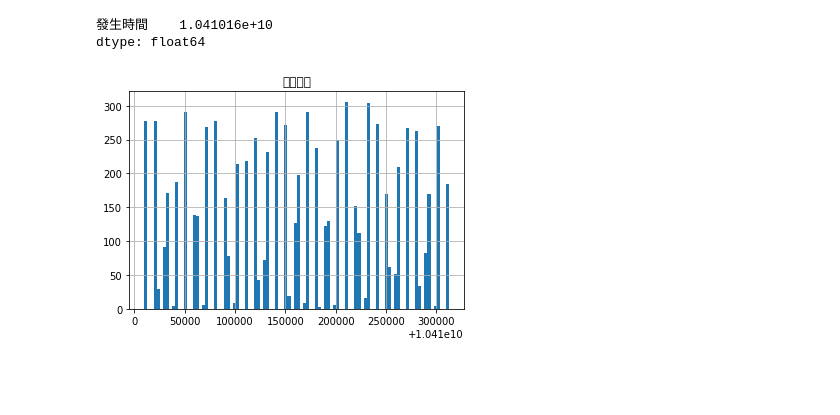
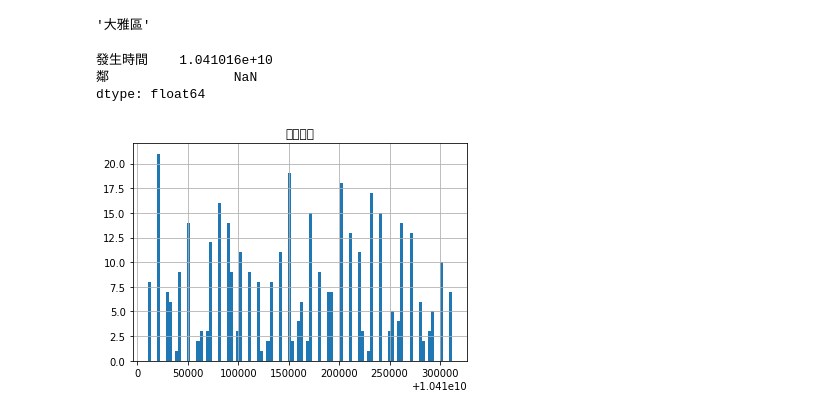
Before and after one commit to ChiDavid/ChiDavidPython, a Jupyter notebook: [NCTS]_Homework_Q4-1_DavidChi.ipynb, the cells around one changed output. Cells and saved outputs as stored; diff of their text form; code cells hidden in the pictures; blank space fills up the shorter version.

```diff
--- a/[NCTS]_Homework_Q4-1_DavidChi.ipynb
+++ b/[NCTS]_Homework_Q4-1_DavidChi.ipynb
@@ -16,9 +37,14 @@ df = pd.read_csv(path)#[NCTS]DavidChi
+# %%
+df.loc[0,'區']
+# %% [output]
+'大雅區'
 # %%
-df2 = df[(df.肇事逃逸.str.contains('否')) | (df.酒駕案件.str.contains('是'))]
+df2 = df[(df.肇事逃逸.str.contains('是')) | (df.酒駕案件.str.contains('是'))]
 df3 = df2.sort_values(by = ['事故類別'], ascending=False)
 df3.hist(bins=100)
 df3.mean()
 # %% [output]
 發生時間    1.041016e+10
+鄰                NaN
 dtype: float64
-[figure, old version]
+[figure, new version]
```
Also changed, not shown: parts of 1 cell of this notebook.
